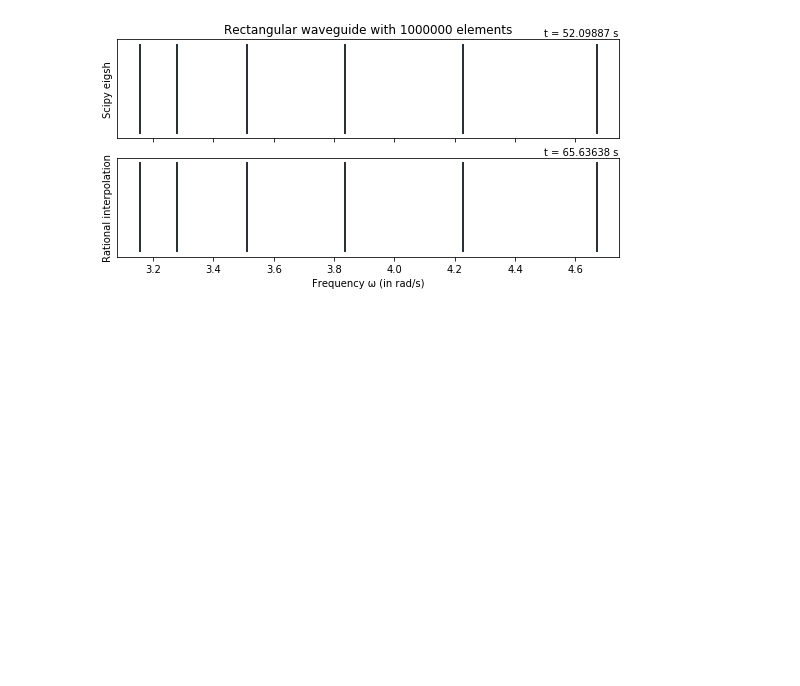
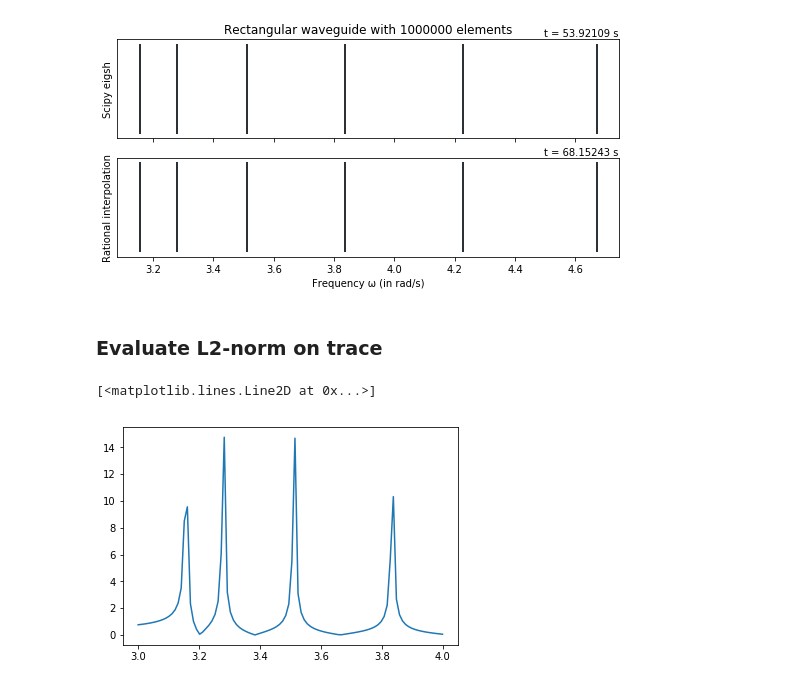
Before and after one commit to FMatti/Maxwell-MRI, a Jupyter notebook: examples/rectangular_waveguide/rectangular_waveguide.ipynb, the cells around one changed output. Drawn from its saved outputs; the diff is of its cells as text; code cells hidden in the pictures; blank space fills up the shorter version.

```diff
--- a/examples/rectangular_waveguide/rectangular_waveguide.ipynb
+++ b/examples/rectangular_waveguide/rectangular_waveguide.ipynb
@@ -105,3 +106,19 @@ for N in np.logspace(2, 6, 5, dtype=int):#np.logspace(2, 5, 4, dtype=int):
 [figure]
 [figure]
 [figure]
+# %% [markdown]
+### Evaluate L2-norm on trace
+# %%
+class trace(fen.SubDomain):
+    def inside(self, x, on_boundary):
+        return on_boundary and fen.near(x[0], 0.0) and x[1]>0.0 and x[1]<WG.Ly
+
+trace = trace()
+# %%
+omegas = np.linspace(3, 4, 100)
+WG.solve(omegas)
+WG.restrict_solution_to_trace_integral(trace)
+plt.plot(omegas, WG.A_sol)
+# %% [output]
+[<matplotlib.lines.Line2D at 0x...>]
+[figure, added]
```
Also changed, not shown: parts of 4 cells of this notebook, 5 other files.
